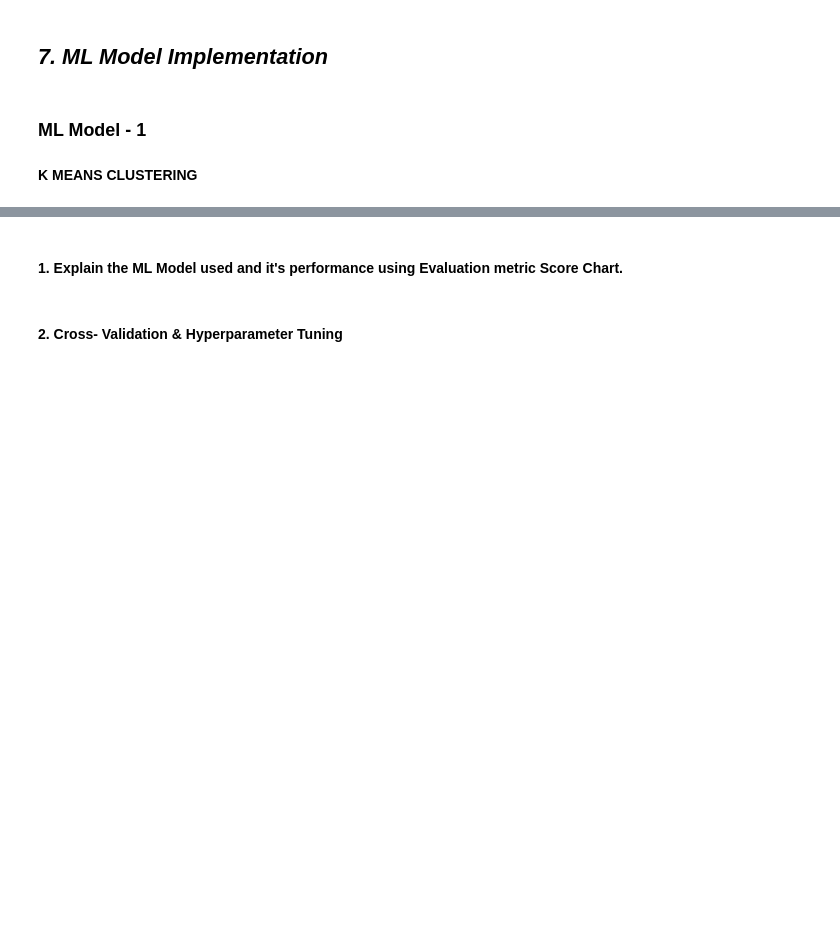
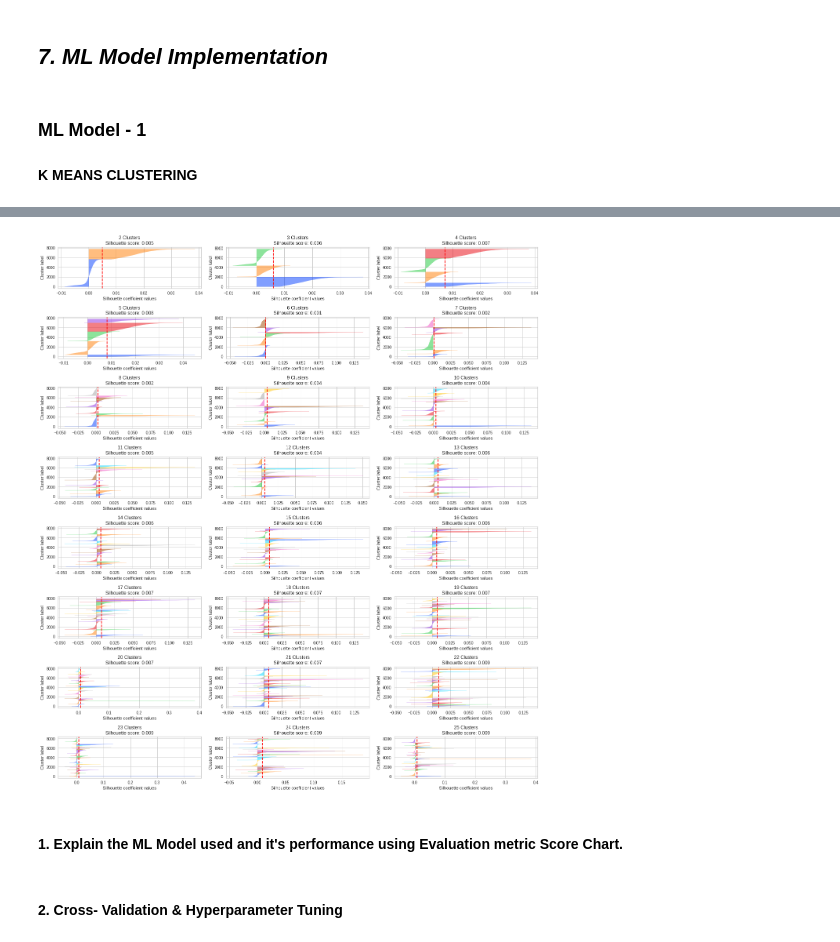
Before and after one commit to thepankaj018/Netflix-Movies-TV-Shows-Clustering, a Jupyter notebook: Netflix_Movies_and_TV_Shows_Clustering.ipynb, the cells around one changed output, grey strips where cells are left out. Saved outputs shown, nothing was run; the diff lists cells and outputs as text; code cells hidden in the pictures; blank space fills up the shorter version.

```diff
--- a/Netflix_Movies_and_TV_Shows_Clustering.ipynb
+++ b/Netflix_Movies_and_TV_Shows_Clustering.ipynb
@@ -1507,3 +1533,33 @@ plt.show()
+# %%
+from sklearn.cluster import KMeans
+from sklearn.metrics import silhouette_score
+from yellowbrick.cluster import SilhouetteVisualizer
+import seaborn as sns
+import matplotlib.pyplot as plt
+
+palette = sns.color_palette("bright", 30)
+
+fig, axes = plt.subplots(8, 3, figsize=(18, 20))
+
+for i in range(2, 26):
+    row = (i - 2) // 3
+    col = (i - 2) % 3
+
+    km = KMeans(n_clusters=i, init='k-means++', random_state=42)
+    km.fit(X_pca)
+    cluster = km.labels_
+
+    visualizer = SilhouetteVisualizer(km, colors=palette[:len(set(cluster))], ax=axes[row, col])
+    visualizer.fit(X_pca)
+
+    axes[row, col].set_title(str(i) + ' Clusters\nSilhouette score: ' + str(round(silhouette_score(X_pca, cluster), 3)))
+    axes[row, col].set_xlabel('Silhouette coefficient values')
+    axes[row, col].set_ylabel('Cluster label')
+
+plt.tight_layout()
+plt.show()
+# %% [output]
+[figure, added]
 # %% [markdown]
 #### 1. Explain the ML Model used and it's performance using Evaluation metric Score Chart.
 # %%
```
Also changed, not shown: parts of 19 cells of this notebook.
